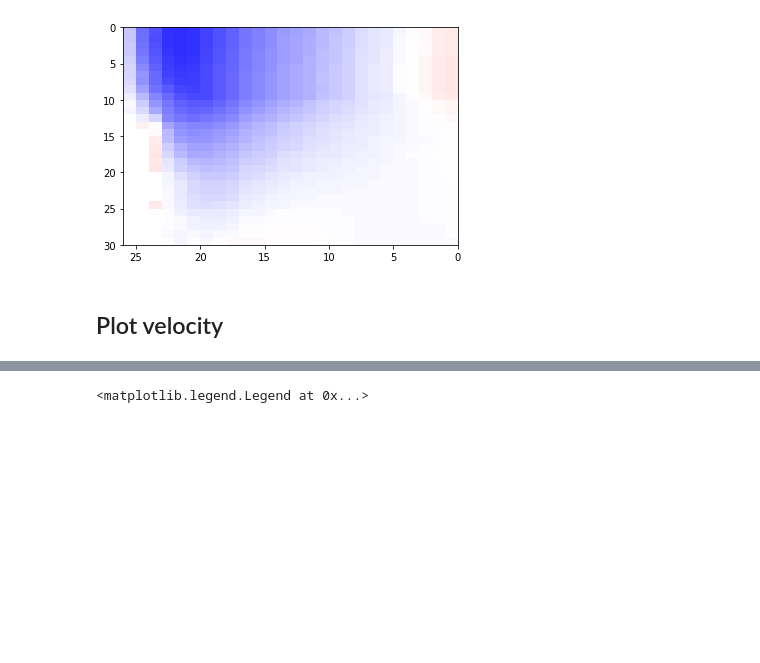
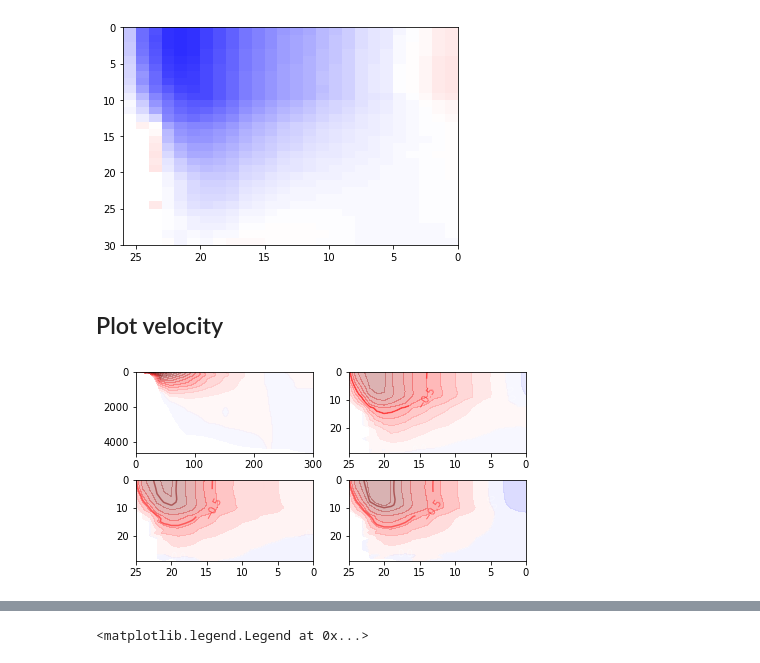
Before and after one commit to HarryLuyt/paper1_scripts, a Jupyter notebook: Scripts/HYCOM_ACT_Section.ipynb, the cells around one changed output, grey strips where cells are left out. Drawn from its saved outputs; the diff is of its cells as text; code cells hidden in the pictures; blank space fills up the shorter version.

```diff
--- a/Scripts/HYCOM_ACT_Section.ipynb
+++ b/Scripts/HYCOM_ACT_Section.ipynb
@@ -35,6 +35,7 @@ plt.rcParams['axes.facecolor']='white'
 # %%
 ACT = xr.open_dataset('../Data/ACT_array/Section/ACT_2010-2013_full_gridded_ts_extended.nc')
 ACT = ACT.sel(time=slice('2010-04-17', '2012-04-11'))
+ACT['distance'] = ACT['distance'].values/1000 # Convert from m to km
 FREE = xr.open_dataset('../Data/ACT_array/Section/FREE_section.nc')
 CCI = xr.open_dataset('../Data/ACT_array/Section/CCI_section.nc')
 OSTIA = xr.open_dataset('../Data/ACT_array/Section/OSTIA_section.nc')
@@ -183,3 +184,25 @@ ax.invert_xaxis()
 [figure]
 # %% [markdown]
 ## Plot velocity
+# %%
+simulations = [FREE_rot, OSTIA_rot, CCI_rot]
+fig, axs = plt.subplots(2, 2, figsize = (6, 3), constrained_layout = True)
+axs[0,0].contourf(ACT['distance'], ACT['depth'], ACT['v'].mean(dim = 'time').transpose(),
+                  20, vmin = -1.0, vmax = 1.0, cmap = 'seismic_r', alpha = 0.3)
+# CS = axs[0,0].contour(ACT['v'].mean(dim = 'time').transpose(), np.arange(-1,1.5,0.5),
+#                   vmin = -1.0, vmax = 1.0, cmap = 'seismic_r', alpha = 0.5)
+# axs[0,0].clabel(CS, np.arange(-1,1.5,0.5), inline=True)
+axs[0,0].invert_yaxis()
+# axs[0,0].colorbar()
+# ax.invert_xaxis()
+for i, ax in enumerate(axs.flatten()[1:]):
+    ax.contourf(simulations[i]['east_utot'].mean(dim = 'time'), 10,
+                vmin = -1.0, vmax = 1.0, cmap = 'seismic_r', alpha = 0.3)
+    CS = ax.contour(simulations[i]['east_utot'].mean(dim = 'time'), np.arange(-1,1.5,0.5),
+                  vmin = -1.0, vmax = 1.0, cmap = 'seismic_r', alpha = 0.5)
+    ax.clabel(CS, np.arange(-1,1.5,0.5), inline=True)
+    ax.invert_yaxis()
+    ax.invert_xaxis()
+# print(FREE['east_utot'].mean(dim='time').max(), FREE['east_utot'].mean(dim='time').min())
+# %% [output]
+[figure, added]
```
Also changed, not shown: parts of 5 cells of this notebook.
